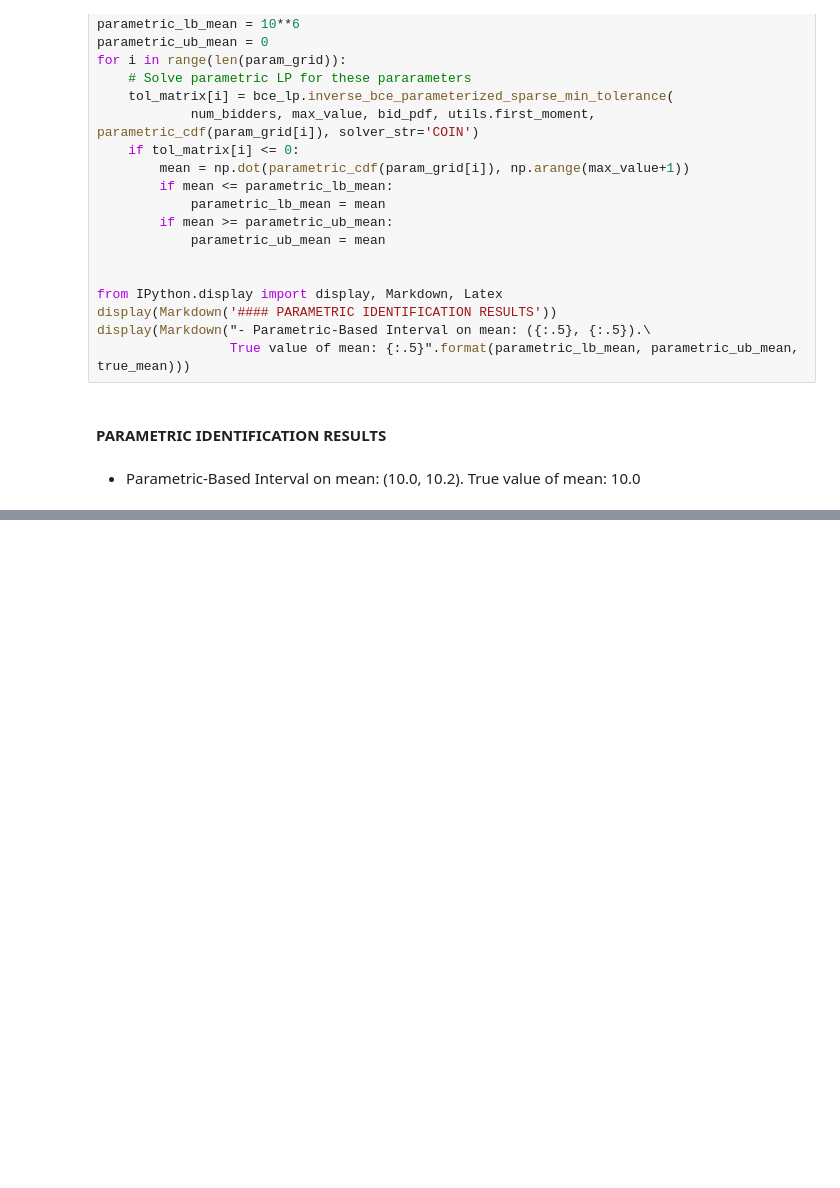
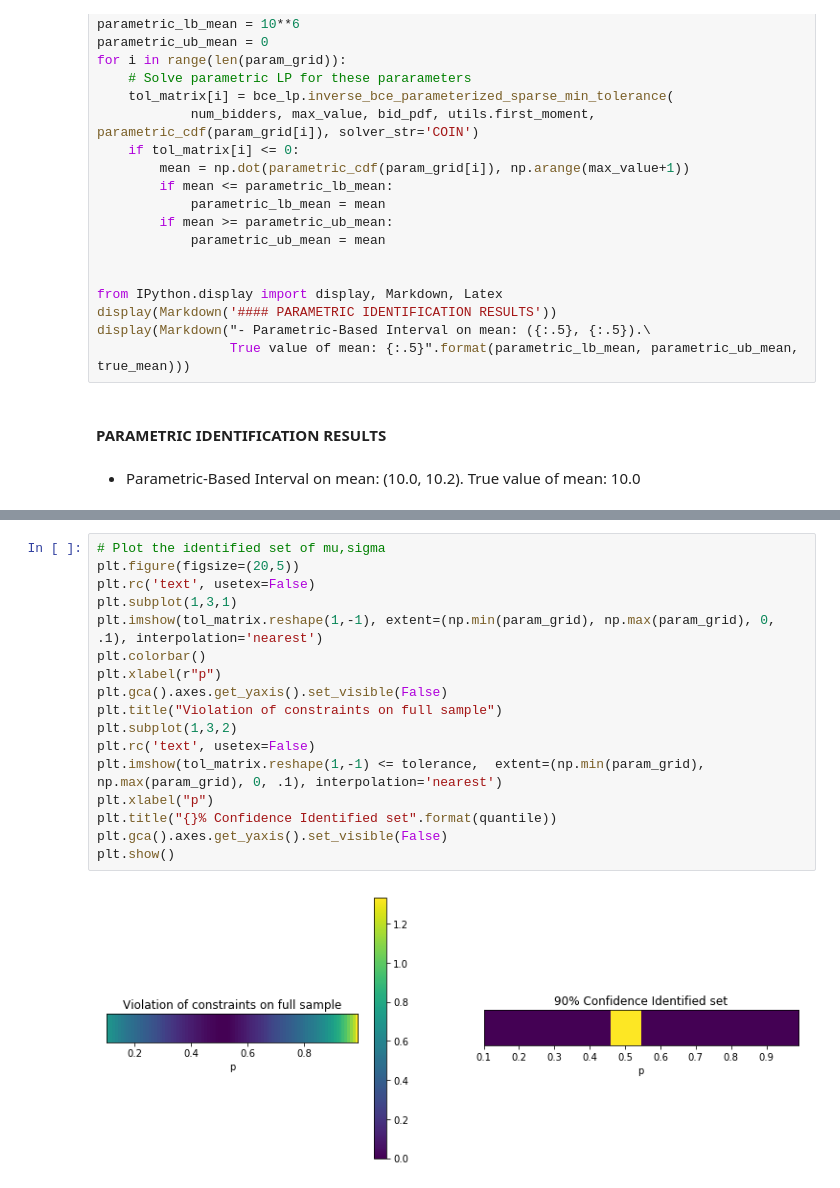
Before and after one commit to vsyrgkanis/information_robust_econometrics_auctions, a Jupyter notebook: example_inference.ipynb, the cells around one changed output, grey strips where cells are left out. Drawn from its saved outputs; the diff is of its cells as text; blank space fills up the shorter version.

```diff
--- a/example_inference.ipynb
+++ b/example_inference.ipynb
@@ -238,0 +347,19 @@ plt.show()
+# %%
+# Plot the identified set of mu,sigma
+plt.figure(figsize=(20,5))
+plt.rc('text', usetex=False)
+plt.subplot(1,3,1)
+plt.imshow(tol_matrix.reshape(1,-1), extent=(np.min(param_grid), np.max(param_grid), 0, .1), interpolation='nearest')
+plt.colorbar()
+plt.xlabel(r"p")
+plt.gca().axes.get_yaxis().set_visible(False)
+plt.title("Violation of constraints on full sample")
+plt.subplot(1,3,2)
+plt.rc('text', usetex=False)
+plt.imshow(tol_matrix.reshape(1,-1) <= tolerance,  extent=(np.min(param_grid), np.max(param_grid), 0, .1), interpolation='nearest')
+plt.xlabel("p")
+plt.title("{}% Confidence Identified set".format(quantile))
+plt.gca().axes.get_yaxis().set_visible(False)
+plt.show()
+# %% [output]
+[figure, added]
```
Also changed, not shown: parts of 17 cells of this notebook.
